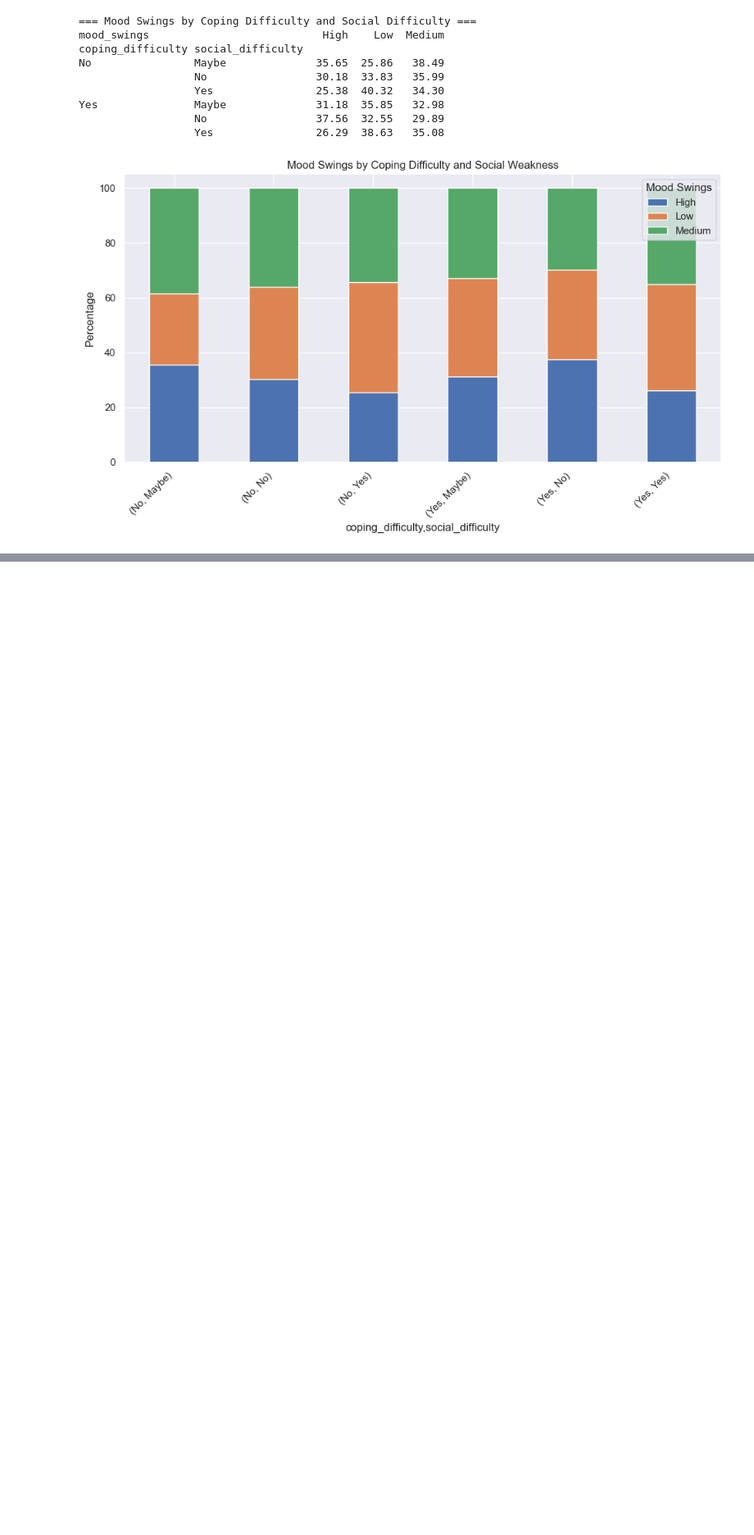
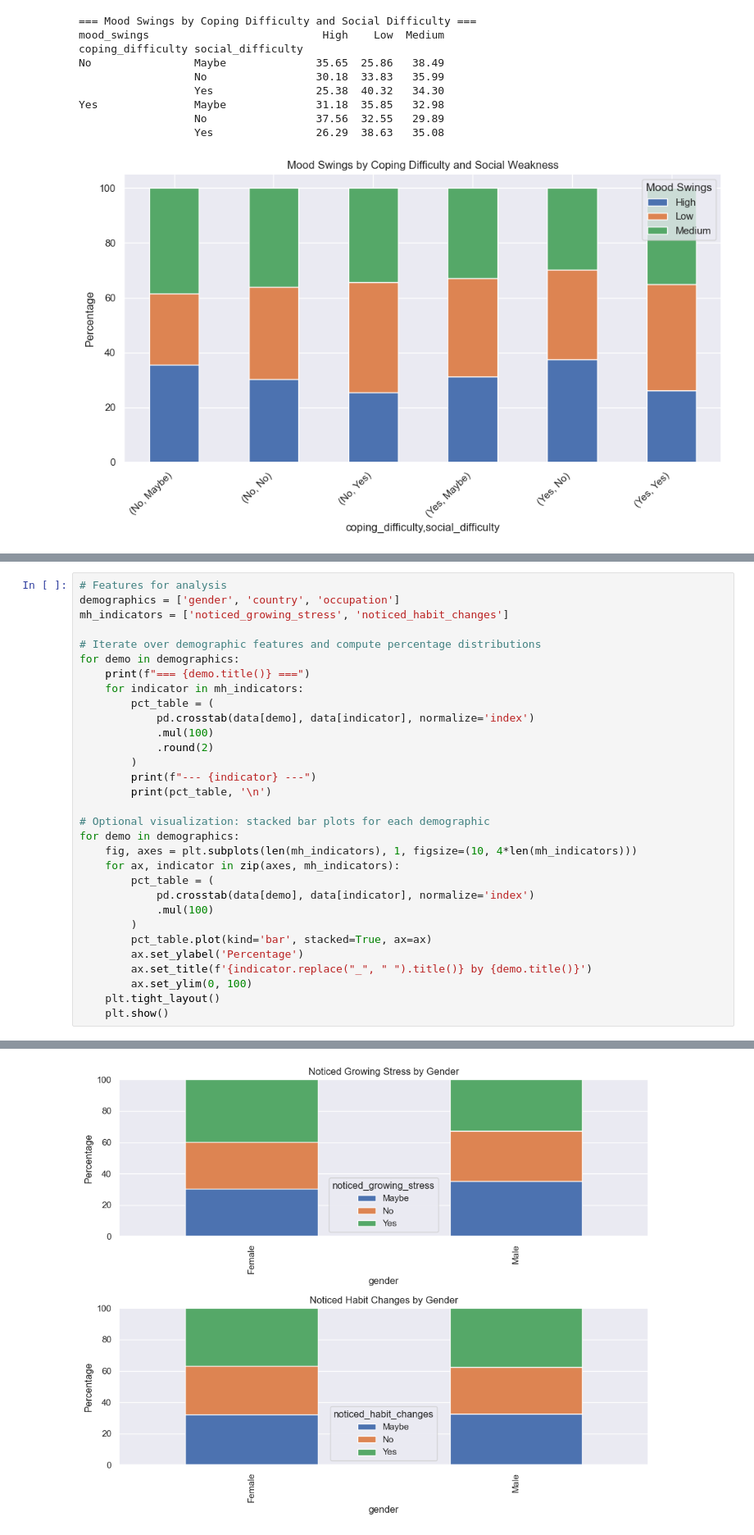
Before and after one commit to OmarAymanZaid/MentalHealth_RiskAssessment, a Jupyter notebook: notebooks/3_DataAnalysis.ipynb, the cells around one changed output, grey strips where cells are left out. Shown at 82% size. Cells and saved outputs as stored; diff of their text form; blank space fills up the shorter version.

Commit message:
DataAnalysis: Investigate question 10.

```diff
--- a/notebooks/3_DataAnalysis.ipynb
+++ b/notebooks/3_DataAnalysis.ipynb
@@ -811,0 +823,32 @@ These patterns highlight **behavioral subgroups** that could be informative in l
+# %%
+# Features for analysis
+demographics = ['gender', 'country', 'occupation']
+mh_indicators = ['noticed_growing_stress', 'noticed_habit_changes']
+
+# Iterate over demographic features and compute percentage distributions
+for demo in demographics:
+    print(f"=== {demo.title()} ===")
+    for indicator in mh_indicators:
+        pct_table = (
+            pd.crosstab(data[demo], data[indicator], normalize='index')
+            .mul(100)
+            .round(2)
+        )
+        print(f"--- {indicator} ---")
+        print(pct_table, '\n')
+
+# Optional visualization: stacked bar plots for each demographic
+for demo in demographics:
+    fig, axes = plt.subplots(len(mh_indicators), 1, figsize=(10, 4*len(mh_indicators)))
+    for ax, indicator in zip(axes, mh_indicators):
+        pct_table = (
+            pd.crosstab(data[demo], data[indicator], normalize='index')
+            .mul(100)
+        )
+        pct_table.plot(kind='bar', stacked=True, ax=ax)
+        ax.set_ylabel('Percentage')
+        ax.set_title(f'{indicator.replace("_", " ").title()} by {demo.title()}')
+        ax.set_ylim(0, 100)
+    plt.tight_layout()
+    plt.show()
+# %% [output]
@@ -811,0 +872 @@ These patterns highlight **behavioral subgroups** that could be informative in l
+[figure, added]
```
Also changed, not shown: parts of 4 cells of this notebook.
